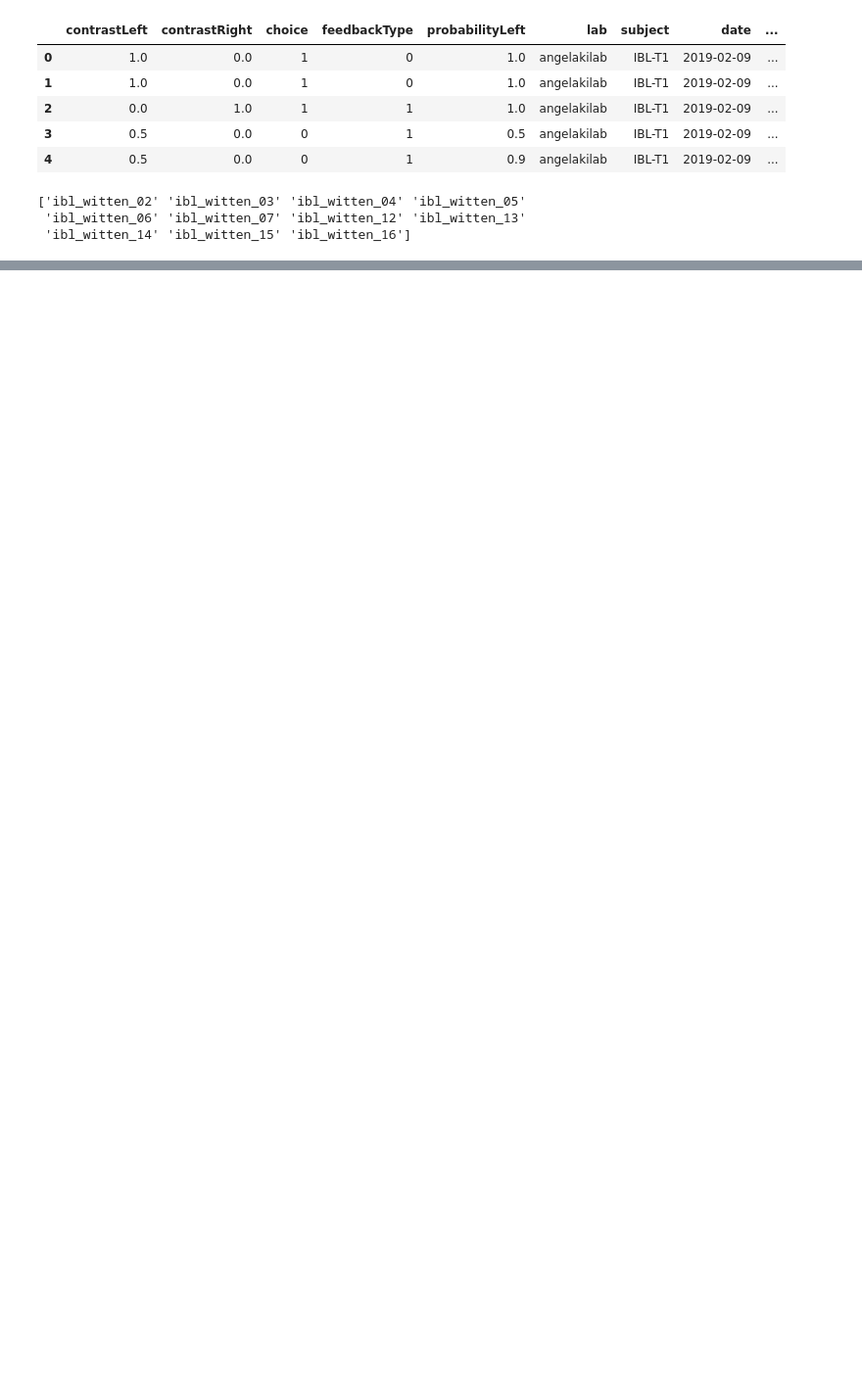
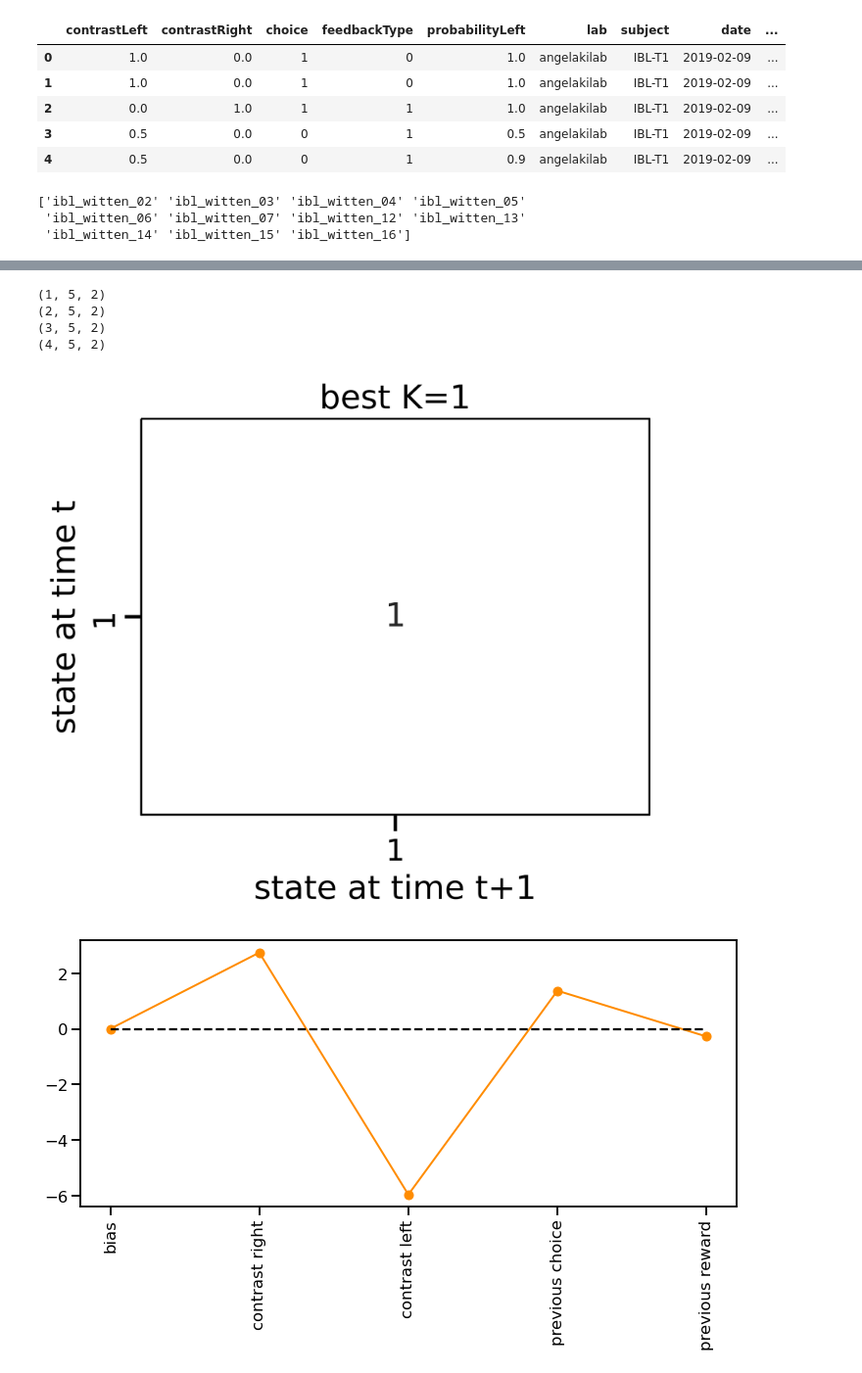
Before and after one commit to lenca56/dynamic_glmhmm, a Jupyter notebook: code/IBL_Fitting_and_Analysis.ipynb, the cells around one changed output, grey strips where cells are left out. Shown at 98% size. Saved outputs shown, nothing was run; the diff lists cells and outputs as text; code cells hidden in the pictures; blank space fills up the shorter version.

```diff
--- a/code/IBL_Fitting_and_Analysis.ipynb
+++ b/code/IBL_Fitting_and_Analysis.ipynb
@@ -237,0 +286,67 @@ for K in [1,2,3]:#,4,5]:
+# %%
+fig, axes = plt.subplots(1, figsize=(5.5,4.5), dpi=400)
+axes.plot([1,2,3,4], ll_vs_K,'-o', color='black',alpha=0.2)
+axes.set_xticks([1,2,3,4])
+# axes.set_yticks([0,0.01,0.02,0.03],[0,0.01,0.02,0.03])
+axes.set_xlabel('# of states')
+axes.set_ylabel('train LL (per trial)')
+axes.spines[['right', 'top']].set_visible(False)
+fig.suptitle('Model performance at    = 1', size=22)
+fig.tight_layout()
+# %%
+signedStimulus = False
+D = 4
+C = 2
+inits = 20
+pTanh = None
+
+ll_vs_K = []
+for K in [1,2,3,4]: #[1,2,3]:#,2,3]:#,4,5]:
+    df = pd.DataFrame(columns=['trainLl', 'trainAccuracy' ,'P', 'pi', 'W'])
+    for init in range(0,inits):
+        data = np.load(f'../data_IBL/wittenAnimals_pTanh={pTanh}_standardGLMHMM_{K}-state_init={init}_signedStimulus={signedStimulus}.npz')
+        df.loc[init, 'P'] = data['P']
+        df.loc[init, 'pi'] = data['pi']
+        df.loc[init, 'W'] = data['W']
+        df.loc[init, 'trainLl'] = data['trainLl']
+
+        # # plot parameters for each initialization
+        # # plot_transition_matrix(df.loc[bestInd, 'P'][0], title=f'best K={K}')
+        # fig, axes = plt.subplots(1, figsize=(12,5))
+        # plot_constant_weights(df.loc[init, 'W'][0], axes, labels=myFeatures[signedStimulus], colors=colorsStates)
+        # axes.set_ylim(-10,10)
+        # axes.set_title(f'init {init}')
+
+    # print(ll)
+    ll = np.array(df['trainLl']).flatten()
+    bestInd = np.argmax(ll)
+
+    ll_vs_K.append(ll[bestInd])
+
+    # plot final log-likelihood across init
+    if K==3:
+        fig, axes = plt.subplots(1, figsize=(12,5))
+        axes.scatter(range(20), ll)
+        axes.set_ylabel('train (total) log-like')
+        axes.set_xlabel('init')
+        axes.set_ylim(-0.365,-0.364)
+
+
+    print(df.loc[bestInd, 'W'][0].shape)
+    # reorder parameters if necessary
+
+    # plot parameters
+    plot_transition_matrix(df.loc[bestInd, 'P'][0], title=f'best K={K}')
+    fig, axes = plt.subplots(1, figsize=(12,5))
+    plot_constant_weights(df.loc[bestInd, 'W'][0], axes, labels=myFeatures[signedStimulus], colors=colorsStates)
+    # axes.set_ylim(-2,9)
+
+    # # saving best models
+    # np.savez(f'../data_IBL/Best_standardGLMHMM_wittenAnimals_pTanh={pTanh}_signedStimulus={signedStimulus}_{K}-state', P=df.loc[bestInd, 'P'], pi=df.loc[bestInd, 'pi'], W=df.loc[bestInd, 'W'])
+# %% [output]
+(1, 5, 2)
+(2, 5, 2)
+(3, 5, 2)
+(4, 5, 2)
+[figure, added]
+[figure, added]
```
Also changed, not shown: parts of 12 cells of this notebook, 5 other files.
